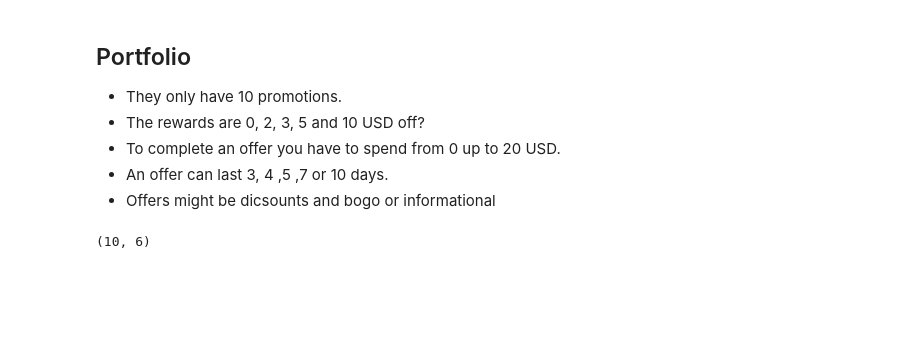
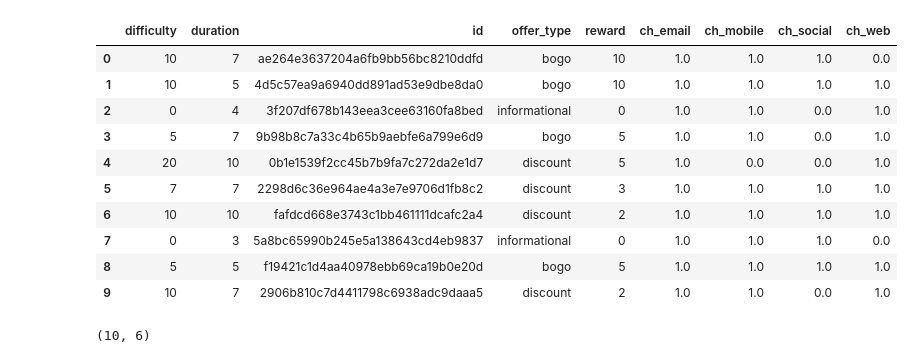
Before and after one commit to Druizm128/starbucks_project, a Jupyter notebook: eda.ipynb, the cells around one changed output. Drawn from its saved outputs; the diff is of its cells as text; code cells hidden in the pictures; blank space fills up the shorter version.

```diff
--- a/eda.ipynb
+++ b/eda.ipynb
@@ -26,11 +34,49 @@ portfolio
-# %% [markdown]
-## Portfolio
-
-* They only have 10 promotions.
-* The rewards are 0, 2, 3, 5 and 10 USD off?
-* To complete an offer you have to spend from 0 up to 20 USD.
-* An offer can last 3, 4 ,5 ,7 or 10 days.
-* Offers might be dicsounts and bogo or informational
+# %%
+def clean_portfolio(df):
+    '''
+    This funtions cleans the channels of the portfolio
+    '''
+    # Break channels into separate columns
+    df_channels = df.channels.apply( pd.Series )
+    df_channels.columns = ['ch1', 'ch2', 'ch3', 'ch4']
+    # Clean channel columns in long format
+    df_channels_long = (
+    pd.concat([portfolio, df_channels], axis = 1)
+     .loc[: , ['id', 'ch1', 'ch2', 'ch3', 'ch4']]
+     .melt( id_vars='id')
+     .rename( columns = {'value' : 'channel'} )
+    )
+    # Filter non existen channels by promotion
+    df_channels_long_filtered = (
+        df_channels_long
+            .loc[pd.notna( df_channels_long.channel ), ['id', 'channel']]
+            .assign(val = 1))
+    # Return clean channels to wide format
+    df_channels_clean = (
+    df_channels_long_filtered
+        .pivot(index = 'id', columns = 'channel')
+        .fillna(0)
+    )
+    df_channels_clean.columns = df_channels_clean.columns.droplevel(0)
+    df_channels_clean.reset_index()
+    # Join clean channels to portoflio
+    df_cleaned = df.join(df_channels_clean, on = ['id'])
+    df_cleaned = df_cleaned.rename( columns = {'email': 'ch_email', 'mobile' : 'ch_mobile', 'social' : 'ch_social', 'web' : 'ch_web'})
+    df_cleaned = df_cleaned.drop( ['channels'] , axis = 1)
+    return( df_cleaned )
+clean_portfolio( portfolio )
+# %% [output]
+|  | difficulty | duration | id | offer_type | reward | ch_email | ch_mobile | ch_social | ch_web |
+| 0 | 10 | 7 | ae264e3637204a6fb9bb56bc8210ddfd | bogo | 10 | 1.0 | 1.0 | 1.0 | 0.0 |
+| 1 | 10 | 5 | 4d5c57ea9a6940dd891ad53e9dbe8da0 | bogo | 10 | 1.0 | 1.0 | 1.0 | 1.0 |
+| 2 | 0 | 4 | 3f207df678b143eea3cee63160fa8bed | informational | 0 | 1.0 | 1.0 | 0.0 | 1.0 |
+| 3 | 5 | 7 | 9b98b8c7a33c4b65b9aebfe6a799e6d9 | bogo | 5 | 1.0 | 1.0 | 0.0 | 1.0 |
+| 4 | 20 | 10 | 0b1e1539f2cc45b7b9fa7c272da2e1d7 | discount | 5 | 1.0 | 0.0 | 0.0 | 1.0 |
+| 5 | 7 | 7 | 2298d6c36e964ae4a3e7e9706d1fb8c2 | discount | 3 | 1.0 | 1.0 | 1.0 | 1.0 |
+| 6 | 10 | 10 | fafdcd668e3743c1bb461111dcafc2a4 | discount | 2 | 1.0 | 1.0 | 1.0 | 1.0 |
+| 7 | 0 | 3 | 5a8bc65990b245e5a138643cd4eb9837 | informational | 0 | 1.0 | 1.0 | 1.0 | 0.0 |
+| 8 | 5 | 5 | f19421c1d4aa40978ebb69ca19b0e20d | bogo | 5 | 1.0 | 1.0 | 1.0 | 1.0 |
+| 9 | 10 | 7 | 2906b810c7d4411798c6938adc9daaa5 | discount | 2 | 1.0 | 1.0 | 0.0 | 1.0 |
 # %%
 portfolio.shape
 # %% [output]
```
Also changed, not shown: parts of 25 cells of this notebook.
